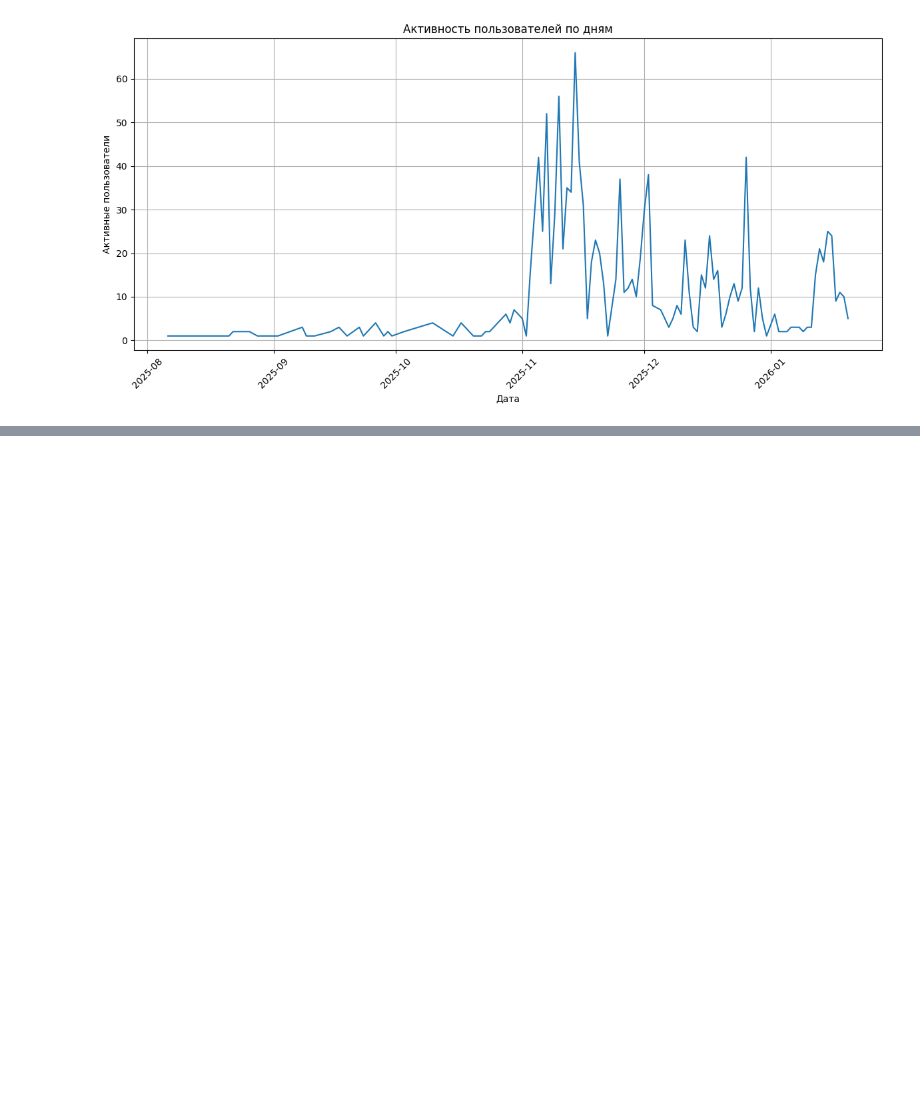
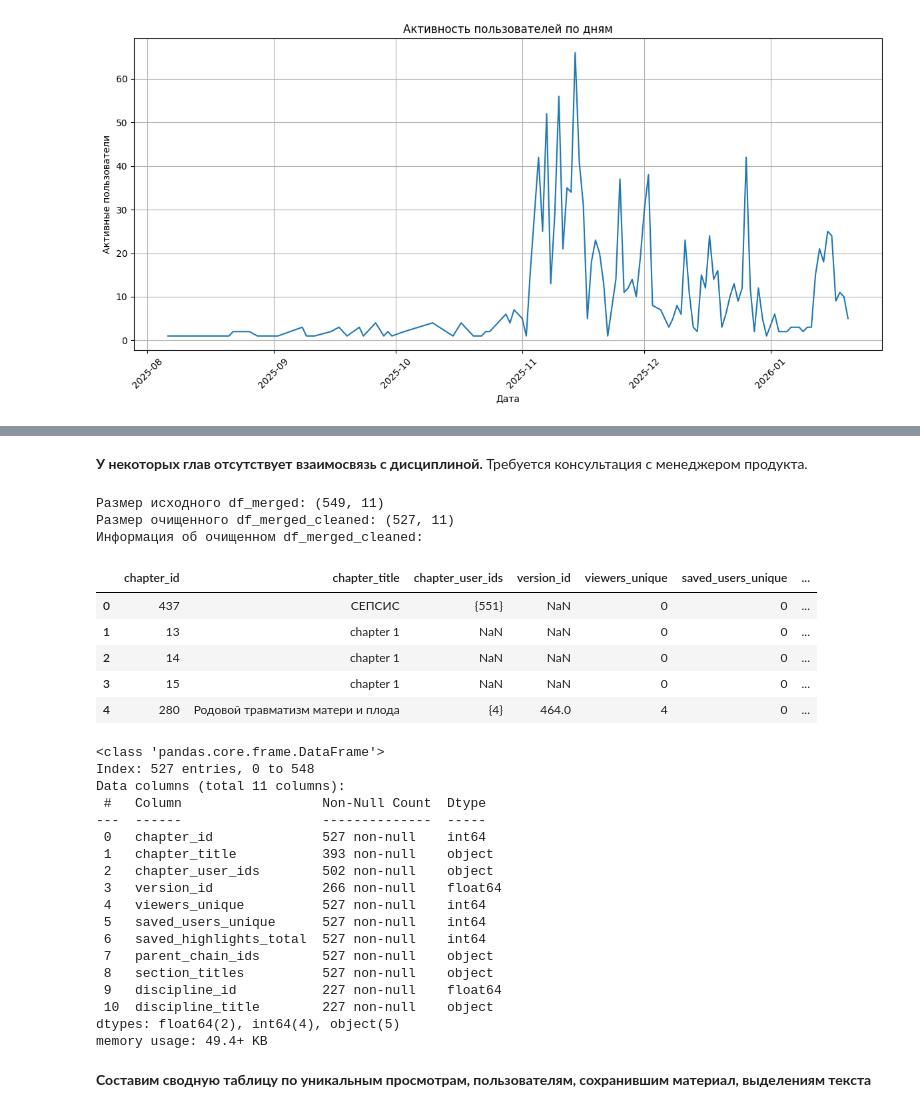
Before and after one commit to VLazukina/projects_2022, a Jupyter notebook: Анализ.ipynb, the cells around one changed output, grey strips where cells are left out. Cells and saved outputs as stored; diff of their text form; code cells hidden in the pictures; blank space fills up the shorter version.

```diff
--- a/Анализ.ipynb
+++ b/Анализ.ipynb
@@ -419,0 +570,42 @@ DAU по дням :
+# %% [markdown]
+**У некоторых глав отсутствует взаимосвязь с дисциплиной.**
+Требуется консультация с менеджером продукта.
+# %%
+#очистим от тестовых данных
+df_merged_cleaned = df_merged[~df_merged['discipline_title'].isin(test_disciplines)]
+
+print("Размер исходного df_merged:", df_merged.shape)
+print("Размер очищенного df_merged_cleaned:", df_merged_cleaned.shape)
+print("Информация об очищенном df_merged_cleaned:")
+display(df_merged_cleaned.head())
+df_merged_cleaned.info()
+# %% [output]
+Размер исходного df_merged: (549, 11)
+Размер очищенного df_merged_cleaned: (527, 11)
+Информация об очищенном df_merged_cleaned:
+|  | chapter_id | chapter_title | chapter_user_ids | version_id | viewers_unique | saved_users_unique | ... |
+| 0 | 437 | СЕПСИС | {551} | NaN | 0 | 0 | ... |
+| 1 | 13 | chapter 1 | NaN | NaN | 0 | 0 | ... |
+| 2 | 14 | chapter 1 | NaN | NaN | 0 | 0 | ... |
+| 3 | 15 | chapter 1 | NaN | NaN | 0 | 0 | ... |
+| 4 | 280 | Родовой травматизм матери и плода | {4} | 464.0 | 4 | 0 | ... |
+<class 'pandas.core.frame.DataFrame'>
+Index: 527 entries, 0 to 548
+Data columns (total 11 columns):
+ #   Column                  Non-Null Count  Dtype
+---  ------                  --------------  -----
+ 0   chapter_id              527 non-null    int64
+ 1   chapter_title           393 non-null    object
+ 2   chapter_user_ids        502 non-null    object
+ 3   version_id              266 non-null    float64
+ 4   viewers_unique          527 non-null    int64
+ 5   saved_users_unique      527 non-null    int64
+ 6   saved_highlights_total  527 non-null    int64
+ 7   parent_chain_ids        527 non-null    object
+ 8   section_titles          527 non-null    object
+ 9   discipline_id           227 non-null    float64
+ 10  discipline_title        227 non-null    object
+dtypes: float64(2), int64(4), object(5)
+memory usage: 49.4+ KB
+# %% [markdown]
+**Составим сводную таблицу по уникальным просмотрам, пользователям, сохранившим материал, выделениям текста**
```
Also changed, not shown: parts of 32 cells of this notebook.
